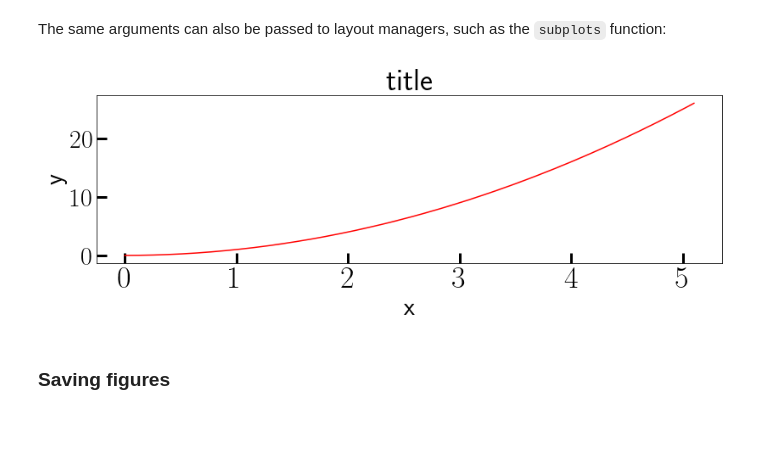
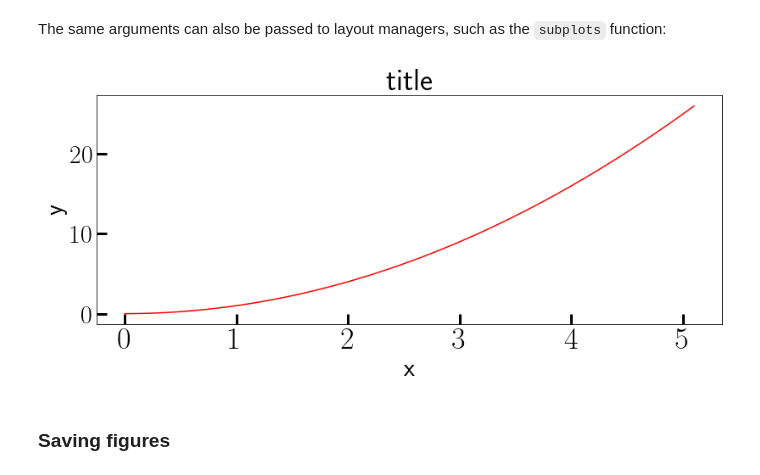
Before and after one commit to hariseldon99/scientific-python-lectures, a Jupyter notebook: Lecture-2-Matplotlib.ipynb, the cells around one changed output. Saved outputs shown, nothing was run; the diff lists cells and outputs as text; code cells hidden in the pictures; blank space fills up the shorter version.

```diff
--- a/Lecture-2-Matplotlib.ipynb
+++ b/Lecture-2-Matplotlib.ipynb
@@ -122,15 +192,15 @@ fig = plt.figure(figsize=(12,6), dpi=100)
 # %% [markdown]
 The same arguments can also be passed to layout managers, such as the `subplots` function:
 # %%
-fig, axes = plt.subplots(figsize=(12,5))
+fig, ax = plt.subplots(figsize=(12,6))
 
-axes.plot(x, y, 'r')
-axes.set_xlabel('x')
-axes.set_ylabel('y')
-axes.set_title('title');
+ax.plot(x, y, 'r')
+ax.set_xlabel('x')
+ax.set_ylabel('y')
+ax.set_title('title');
 plt.show()
 # %% [output]
-[figure, old version]
+[figure, new version]
 # %% [markdown]
 ### Saving figures
 # %% [markdown]
```
Also changed, not shown: parts of 39 cells of this notebook.
